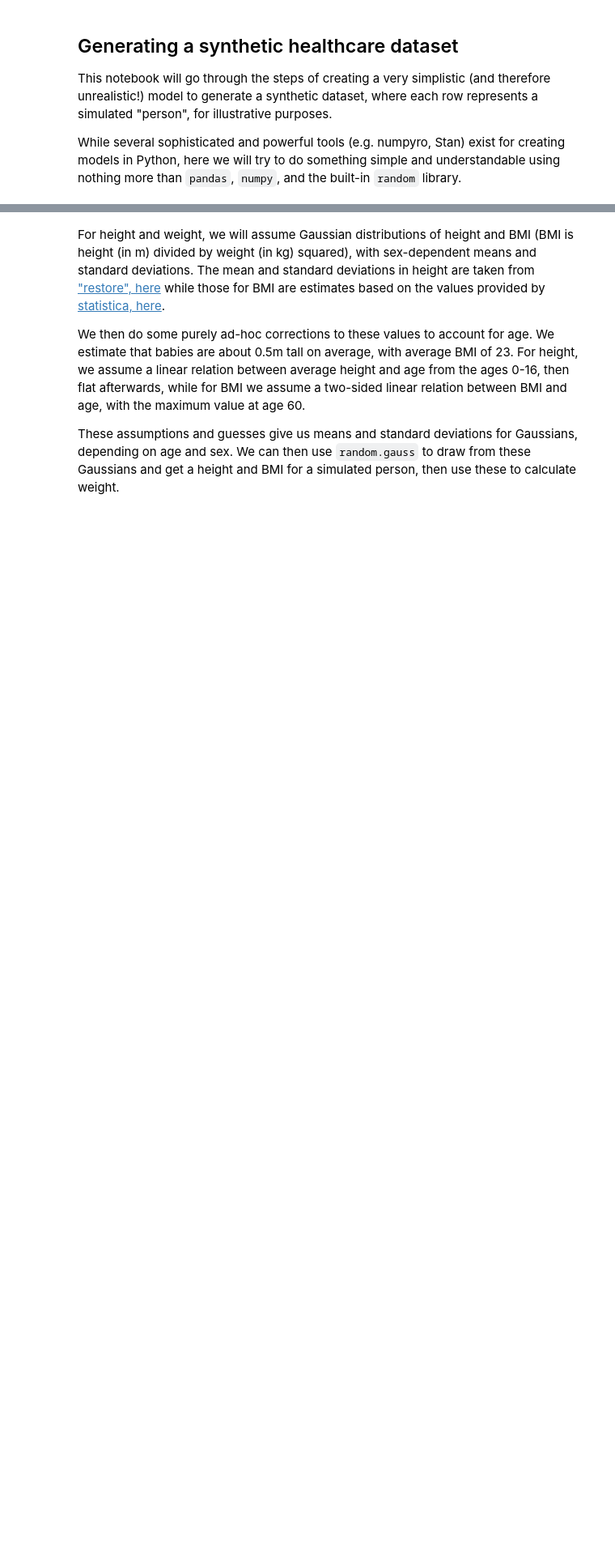
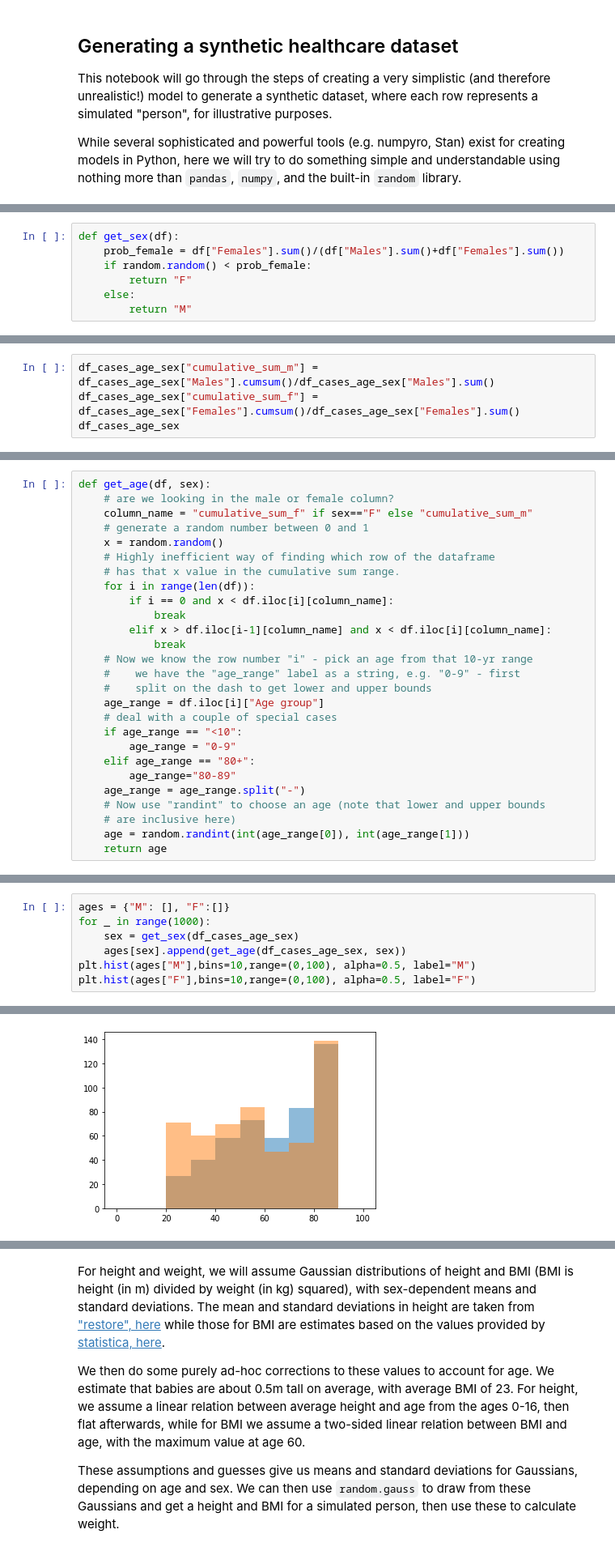
Before and after one commit to chrisdburr/turing-commons, a Jupyter notebook: guidebooks/rri/chapter4/Synthetic_data_generation.ipynb, the cells around one changed output, grey strips where cells are left out. Shown: that part at 81% size. Drawn from its saved outputs; the diff is of its cells as text; blank space fills up the shorter version.

```diff
--- a/guidebooks/rri/chapter4/Synthetic_data_generation.ipynb
+++ b/guidebooks/rri/chapter4/Synthetic_data_generation.ipynb
@@ -185,0 +51,7 @@ def get_gender():
+# %%
+def get_sex(df):
+    prob_female = df["Females"].sum()/(df["Males"].sum()+df["Females"].sum())
+    if random.random() < prob_female:
+        return "F"
+    else:
+        return "M"
@@ -185,0 +60,4 @@ def get_gender():
+# %%
+df_cases_age_sex["cumulative_sum_m"] = df_cases_age_sex["Males"].cumsum()/df_cases_age_sex["Males"].sum()
+df_cases_age_sex["cumulative_sum_f"] = df_cases_age_sex["Females"].cumsum()/df_cases_age_sex["Females"].sum()
+df_cases_age_sex
@@ -185,0 +73,27 @@ def get_gender():
+# %%
+def get_age(df, sex):
+    # are we looking in the male or female column?
+    column_name = "cumulative_sum_f" if sex=="F" else "cumulative_sum_m"
+    # generate a random number between 0 and 1
+    x = random.random()
+    # Highly inefficient way of finding which row of the dataframe
+    # has that x value in the cumulative sum range.
+    for i in range(len(df)):
+        if i == 0 and x < df.iloc[i][column_name]:
+            break
+        elif x > df.iloc[i-1][column_name] and x < df.iloc[i][column_name]:
+            break
+    # Now we know the row number "i" - pick an age from that 10-yr range
+    #    we have the "age_range" label as a string, e.g. "0-9" - first
+    #    split on the dash to get lower and upper bounds
+    age_range = df.iloc[i]["Age group"]
+    # deal with a couple of special cases
+    if age_range == "<10":
+        age_range = "0-9"
+    elif age_range == "80+":
+        age_range="80-89"
+    age_range = age_range.split("-")
+    # Now use "randint" to choose an age (note that lower and upper bounds
+    # are inclusive here)
+    age = random.randint(int(age_range[0]), int(age_range[1]))
+    return age
@@ -185,0 +102,8 @@ def get_gender():
+# %%
+ages = {"M": [], "F":[]}
+for _ in range(1000):
+    sex = get_sex(df_cases_age_sex)
+    ages[sex].append(get_age(df_cases_age_sex, sex))
+plt.hist(ages["M"],bins=10,range=(0,100), alpha=0.5, label="M")
+plt.hist(ages["F"],bins=10,range=(0,100), alpha=0.5, label="F")
+# %% [output]
@@ -185,0 +113 @@ def get_gender():
+[figure, added]
```
Also changed, not shown: parts of 63 cells of this notebook, 3 other files.
